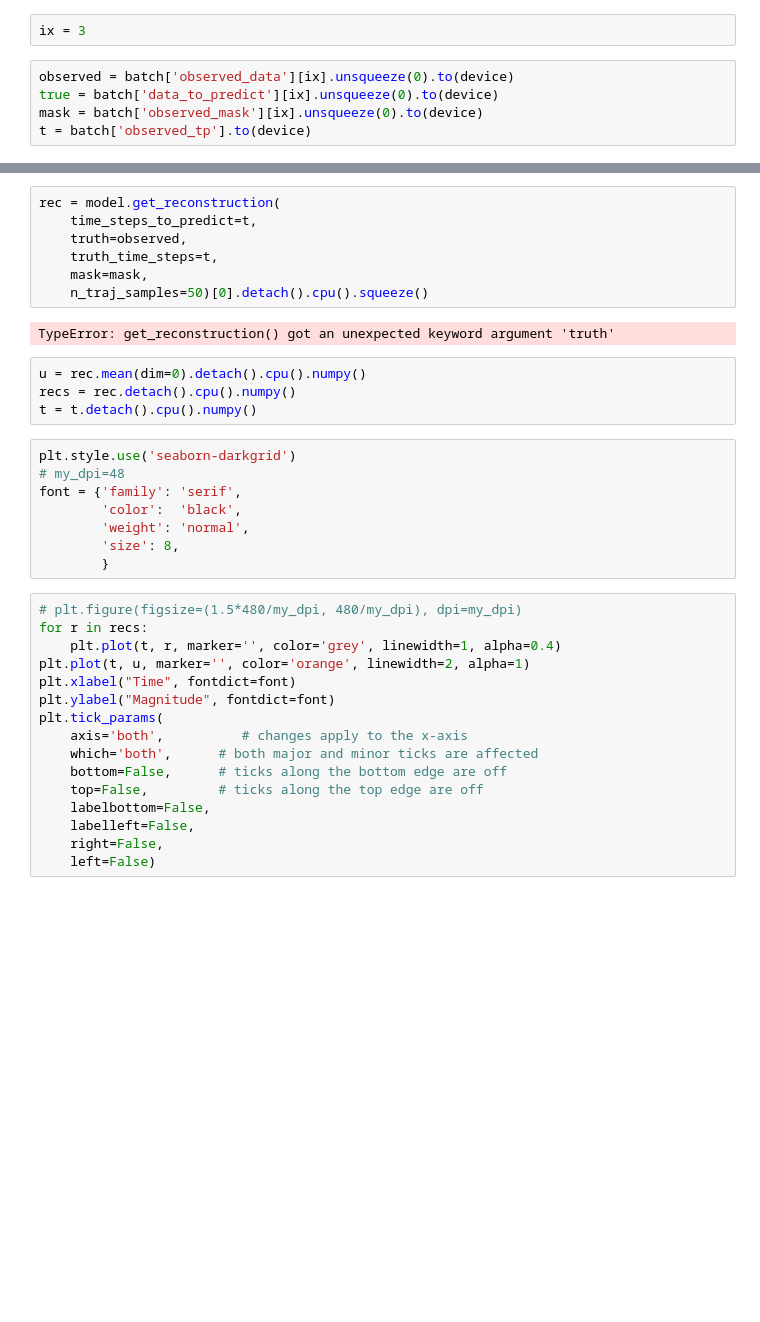
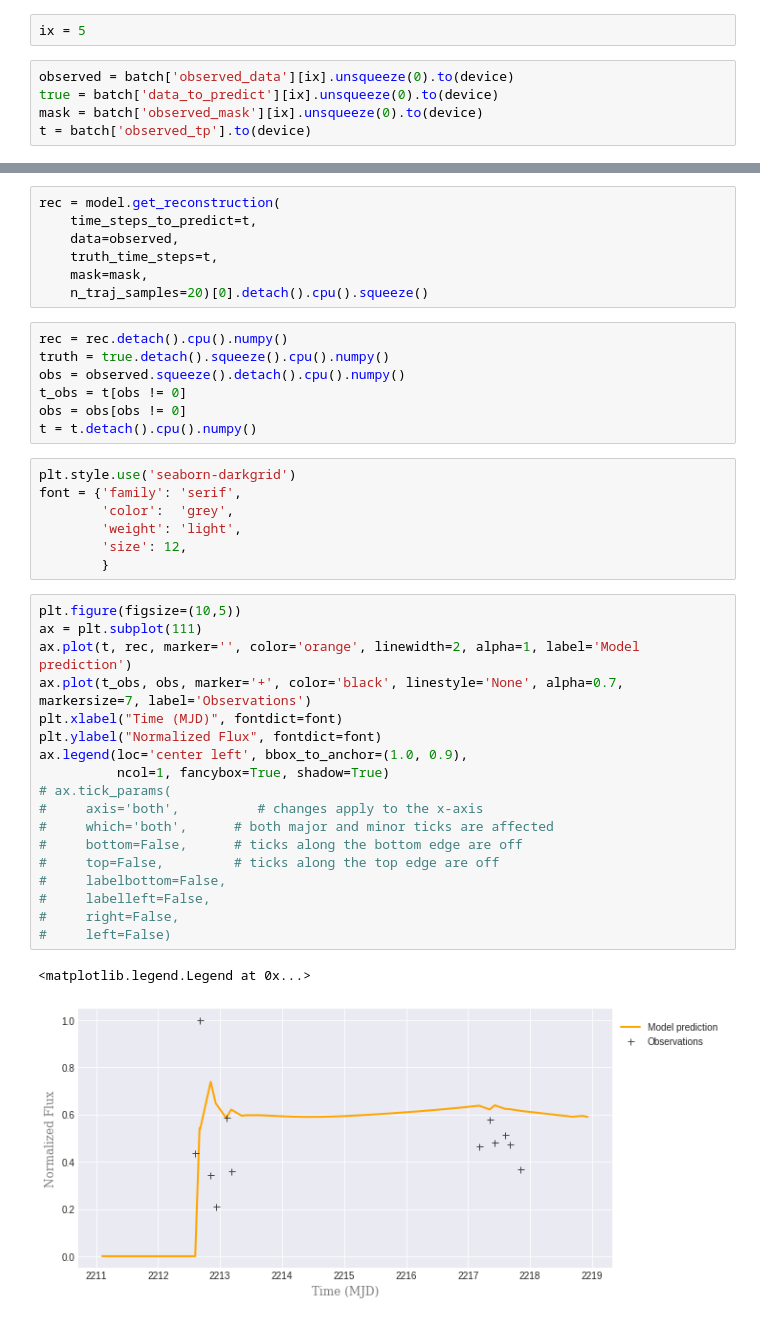
Before and after one commit to glennkroegel/pytorch-starlightcurves, a Jupyter notebook: reconstruct_ode_rnn.ipynb, the cells around one changed output, grey strips where cells are left out. Saved outputs shown, nothing was run; the diff lists cells and outputs as text; blank space fills up the shorter version.

```diff
--- a/reconstruct_ode_rnn.ipynb
+++ b/reconstruct_ode_rnn.ipynb
@@ -169,7 +197,7 @@ loader = torch.load('ucr_cv.pt')
 # %%
 batch = next(iter(loader))
 # %%
-ix = 3
+ix = 5
 # %%
 observed = batch['observed_data'][ix].unsqueeze(0).to(device)
 true = batch['data_to_predict'][ix].unsqueeze(0).to(device)
@@ -182,37 +215,42 @@ torch.Size([1, 128, 1])
 # %%
 rec = model.get_reconstruction(
     time_steps_to_predict=t,
-    truth=observed,
+    data=observed,
     truth_time_steps=t,
     mask=mask,
-    n_traj_samples=50)[0].detach().cpu().squeeze()
+    n_traj_samples=20)[0].detach().cpu().squeeze()
-# %% [output]
-TypeError: get_reconstruction() got an unexpected keyword argument 'truth'
-# %%
-u = rec.mean(dim=0).detach().cpu().numpy()
-recs = rec.detach().cpu().numpy()
-t = t.detach().cpu().numpy()
+# %%
+rec = rec.detach().cpu().numpy()
+truth = true.detach().squeeze().cpu().numpy()
+obs = observed.squeeze().detach().cpu().numpy()
+t_obs = t[obs != 0]
+obs = obs[obs != 0]
+t = t.detach().cpu().numpy()
 # %%
 plt.style.use('seaborn-darkgrid')
-# my_dpi=48
 font = {'family': 'serif',
-        'color':  'black',
-        'weight': 'normal',
-        'size': 8,
+        'color':  'grey',
+        'weight': 'light',
+        'size': 12,
         }
 # %%
-# plt.figure(figsize=(1.5*480/my_dpi, 480/my_dpi), dpi=my_dpi)
-for r in recs:
-    plt.plot(t, r, marker='', color='grey', linewidth=1, alpha=0.4)
-plt.plot(t, u, marker='', color='orange', linewidth=2, alpha=1)
-plt.xlabel("Time", fontdict=font)
-plt.ylabel("Magnitude", fontdict=font)
-plt.tick_params(
-    axis='both',          # changes apply to the x-axis
-    which='both',      # both major and minor ticks are affected
-    bottom=False,      # ticks along the bottom edge are off
-    top=False,         # ticks along the top edge are off
-    labelbottom=False,
-    labelleft=False,
-    right=False,
-    left=False)
+plt.figure(figsize=(10,5))
+ax = plt.subplot(111)
+ax.plot(t, rec, marker='', color='orange', linewidth=2, alpha=1, label='Model prediction')
+ax.plot(t_obs, obs, marker='+', color='black', linestyle='None', alpha=0.7, markersize=7, label='Observations')
+plt.xlabel("Time (MJD)", fontdict=font)
+plt.ylabel("Normalized Flux", fontdict=font)
+ax.legend(loc='center left', bbox_to_anchor=(1.0, 0.9),
+          ncol=1, fancybox=True, shadow=True)
+# ax.tick_params(
+#     axis='both',          # changes apply to the x-axis
+#     which='both',      # both major and minor ticks are affected
+#     bottom=False,      # ticks along the bottom edge are off
+#     top=False,         # ticks along the top edge are off
+#     labelbottom=False,
+#     labelleft=False,
+#     right=False,
+#     left=False)
+# %% [output]
+<matplotlib.legend.Legend at 0x...>
+[figure, added]
```
Also changed, not shown: parts of 11 cells of this notebook, 10 other files.
